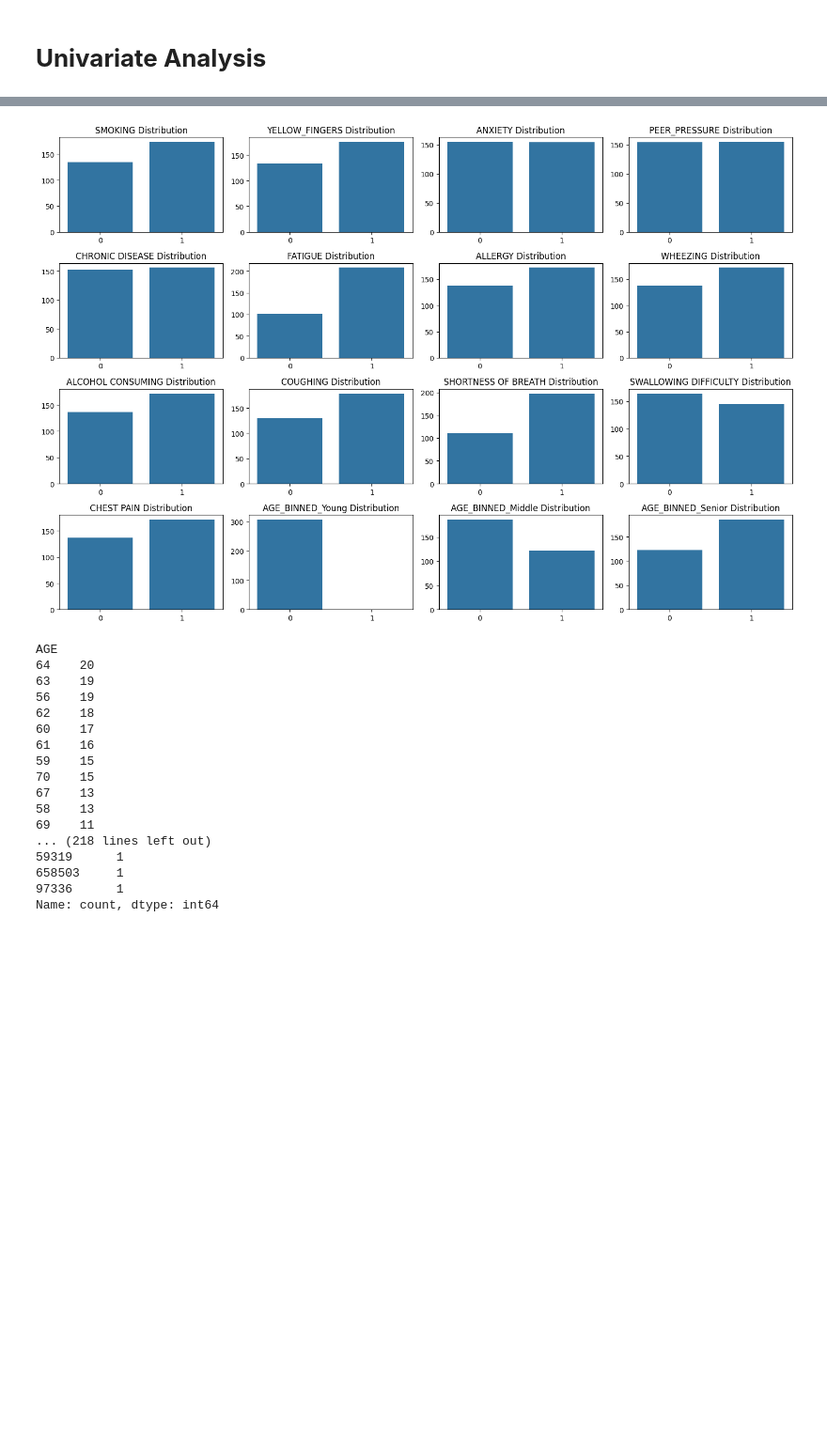
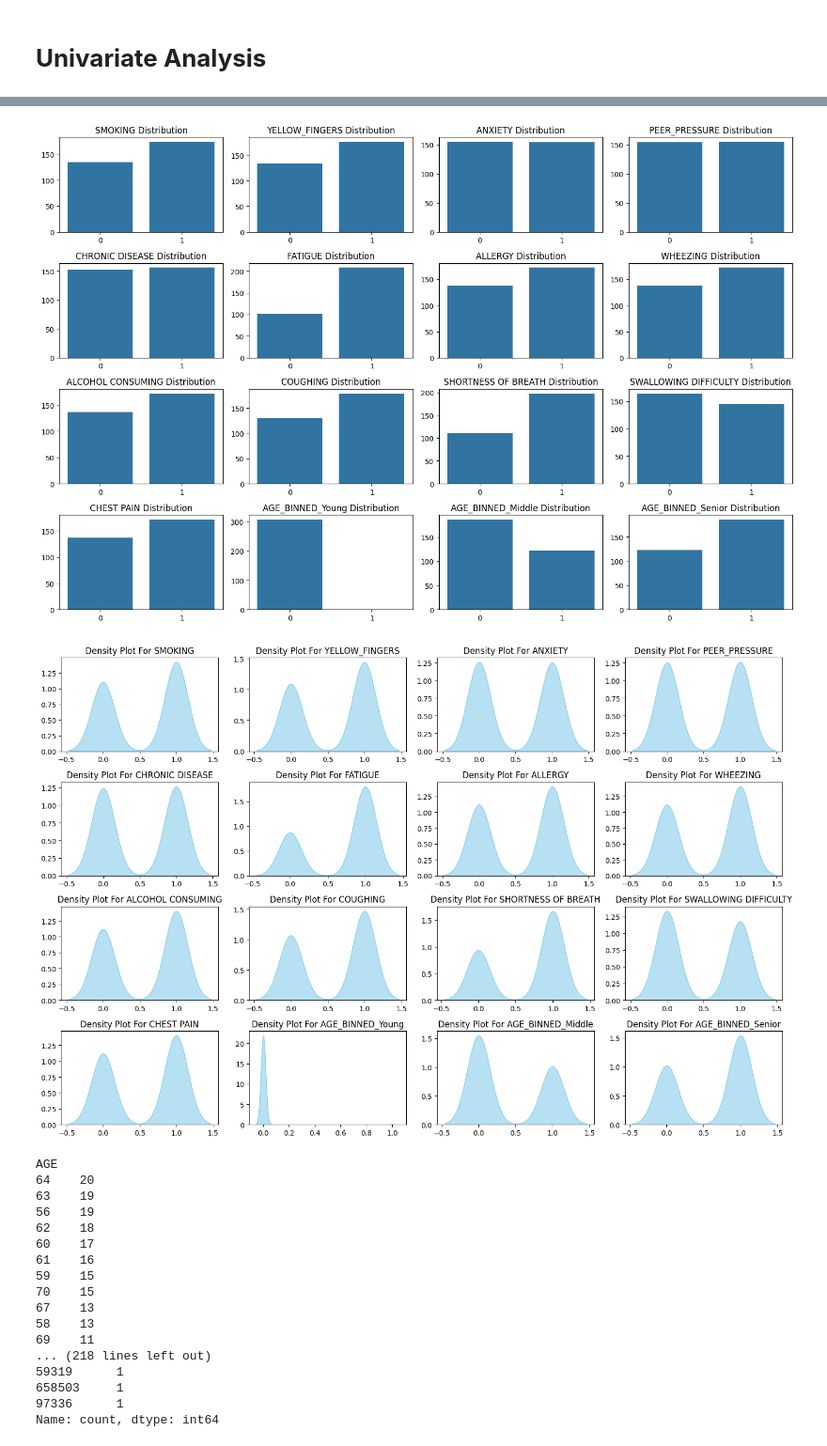
Before and after one commit to arpi5191/Byte-My-Cancer, a Jupyter notebook: 09_615_Project.ipynb, the cells around one changed output, grey strips where cells are left out. Shown at 94% size. Saved outputs shown, nothing was run; the diff lists cells and outputs as text; code cells hidden in the pictures; blank space fills up the shorter version.

```diff
--- a/09_615_Project.ipynb
+++ b/09_615_Project.ipynb
@@ -311,33 +310,45 @@ numerical_columns = ['AGE', 'AGE_SQUARED', 'AGE_CUBED']  # Add more columns if n
 
 # Loop through the columns and plot the histograms
 for column in numerical_columns:
     plt.figure(figsize=(8, 6))
     sns.histplot(df[column], bins=20, kde=True)  # Add kde=True to show the curve
     plt.title(f'Distribution of {column}')
     plt.xlabel(column)
     plt.ylabel('Frequency')
     plt.show()
 
 # Visualize the binary features using bar charts
 binary_columns = ['SMOKING', 'YELLOW_FINGERS', 'ANXIETY', 'PEER_PRESSURE',
                   'CHRONIC DISEASE', 'FATIGUE', 'ALLERGY', 'WHEEZING',
                   'ALCOHOL CONSUMING', 'COUGHING', 'SHORTNESS OF BREATH',
                   'SWALLOWING DIFFICULTY', 'CHEST PAIN', 'AGE_BINNED_Young',
                   'AGE_BINNED_Middle', 'AGE_BINNED_Senior']
 plt.figure(figsize=(15, 10))
 for i, column in enumerate(binary_columns, 1):
     plt.subplot(4, 4, i)
     sns.countplot(x=df[column])
     plt.title(f'{column} Distribution')
     plt.xlabel('')
     plt.ylabel('')
 plt.tight_layout()
 plt.show()
+
+# Visualize the binary features using density plots
+plt.figure(figsize=(15, 10))
+for i, column in enumerate(binary_columns, 1):
+    plt.subplot(4, 4, i)
+    sns.kdeplot(df[column], fill=True, color='skyblue', alpha=0.6)
+    plt.title(f'Density Plot For {column}')
+    plt.xlabel('')
+    plt.ylabel('')
+plt.tight_layout()
+plt.show()
 # %% [output]
 [figure]
 [figure]
 [figure]
 [figure]
+[figure, added]
 # %%
 # Obtain the class counts for each category to evaluate if there is imbalance
 for column in df.columns:
```
Also changed, not shown: parts of 13 cells of this notebook.
